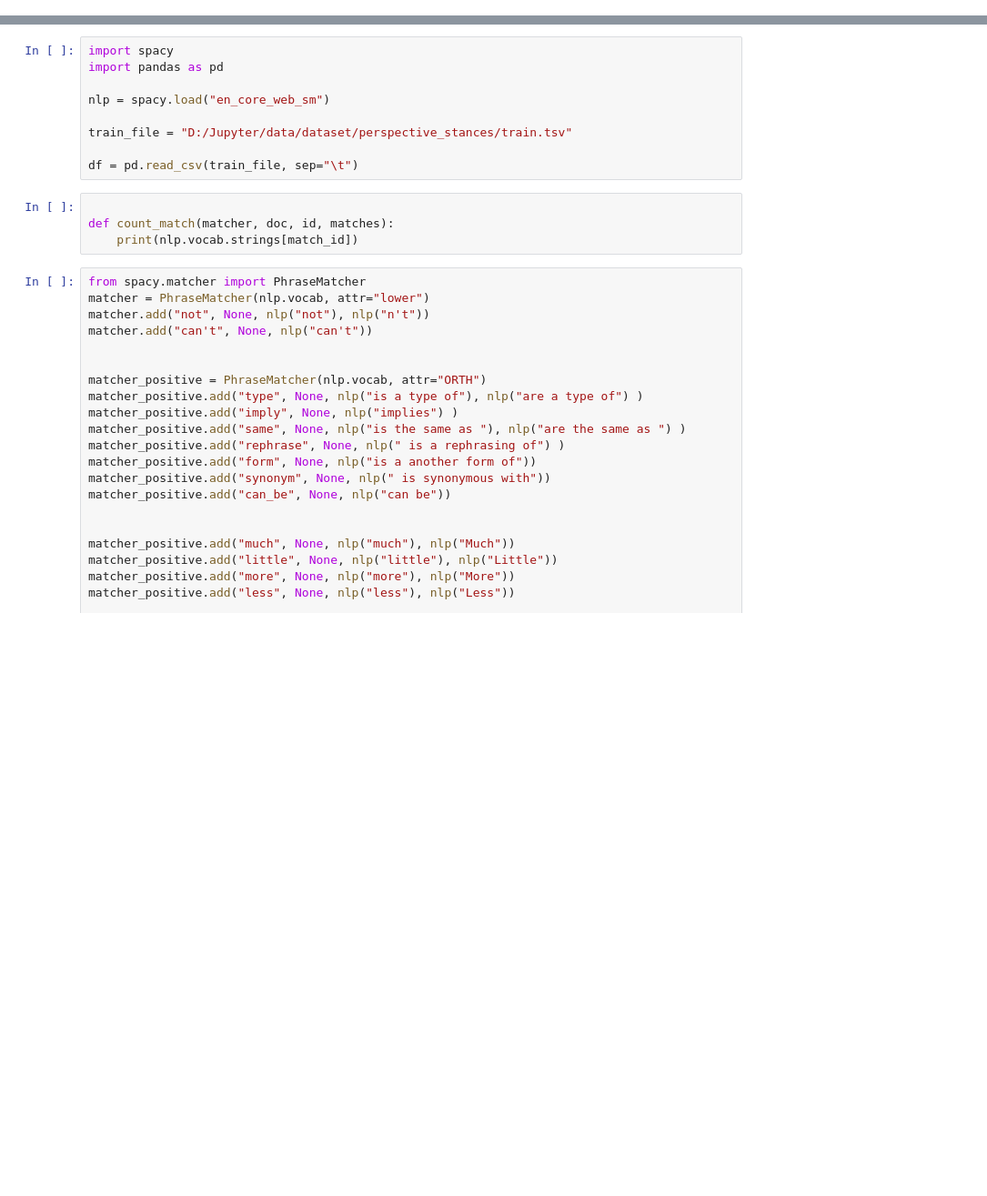
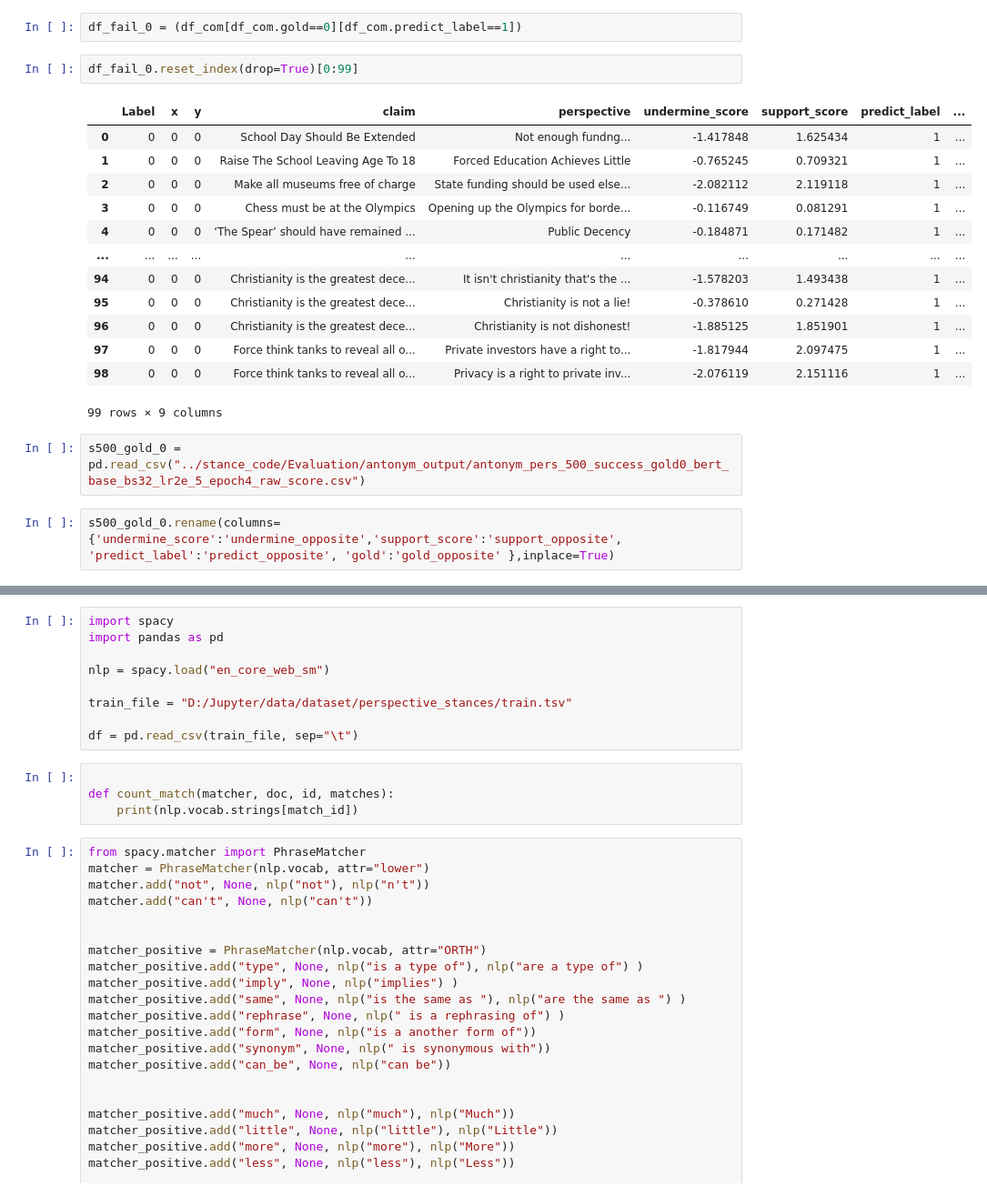
Before and after one commit to chas1ngwind/stance_code_local, a Jupyter notebook: Experiments.ipynb, the cells around one changed output, grey strips where cells are left out. Shown at 91% size. Saved outputs shown, nothing was run; the diff lists cells and outputs as text; blank space fills up the shorter version.

```diff
--- a/Experiments.ipynb
+++ b/Experiments.ipynb
@@ -0,0 +73,22 @@
+# %%
+df_fail_0 = (df_com[df_com.gold==0][df_com.predict_label==1])
+# %%
+df_fail_0.reset_index(drop=True)[0:99]
+# %% [output]
+|  | Label | x | y | claim | perspective | undermine_score | support_score | predict_label | ... |
+| 0 | 0 | 0 | 0 | School Day Should Be Extended | Not enough fundng... | -1.417848 | 1.625434 | 1 | ... |
+| 1 | 0 | 0 | 0 | Raise The School Leaving Age To 18 | Forced Education Achieves Little | -0.765245 | 0.709321 | 1 | ... |
+| 2 | 0 | 0 | 0 | Make all museums free of charge | State funding should be used else... | -2.082112 | 2.119118 | 1 | ... |
+| 3 | 0 | 0 | 0 | Chess must be at the Olympics | Opening up the Olympics for borde... | -0.116749 | 0.081291 | 1 | ... |
+| 4 | 0 | 0 | 0 | ‘The Spear’ should have remained ... | Public Decency | -0.184871 | 0.171482 | 1 | ... |
+| ... | ... | ... | ... | ... | ... | ... | ... | ... | ... |
+| 94 | 0 | 0 | 0 | Christianity is the greatest dece... | It isn't christianity that's the ... | -1.578203 | 1.493438 | 1 | ... |
+| 95 | 0 | 0 | 0 | Christianity is the greatest dece... | Christianity is not a lie! | -0.378610 | 0.271428 | 1 | ... |
+| 96 | 0 | 0 | 0 | Christianity is the greatest dece... | Christianity is not dishonest! | -1.885125 | 1.851901 | 1 | ... |
+| 97 | 0 | 0 | 0 | Force think tanks to reveal all o... | Private investors have a right to... | -1.817944 | 2.097475 | 1 | ... |
+| 98 | 0 | 0 | 0 | Force think tanks to reveal all o... | Privacy is a right to private inv... | -2.076119 | 2.151116 | 1 | ... |
+99 rows × 9 columns
+# %%
+s500_gold_0 = pd.read_csv("../stance_code/Evaluation/antonym_output/antonym_pers_500_success_gold0_bert_base_bs32_lr2e_5_epoch4_raw_score.csv")
+# %%
+s500_gold_0.rename(columns={'undermine_score':'undermine_opposite','support_score':'support_opposite', 'predict_label':'predict_opposite', 'gold':'gold_opposite' },inplace=True)
```
Also changed, not shown: parts of 21 cells of this notebook, 13 other files.
